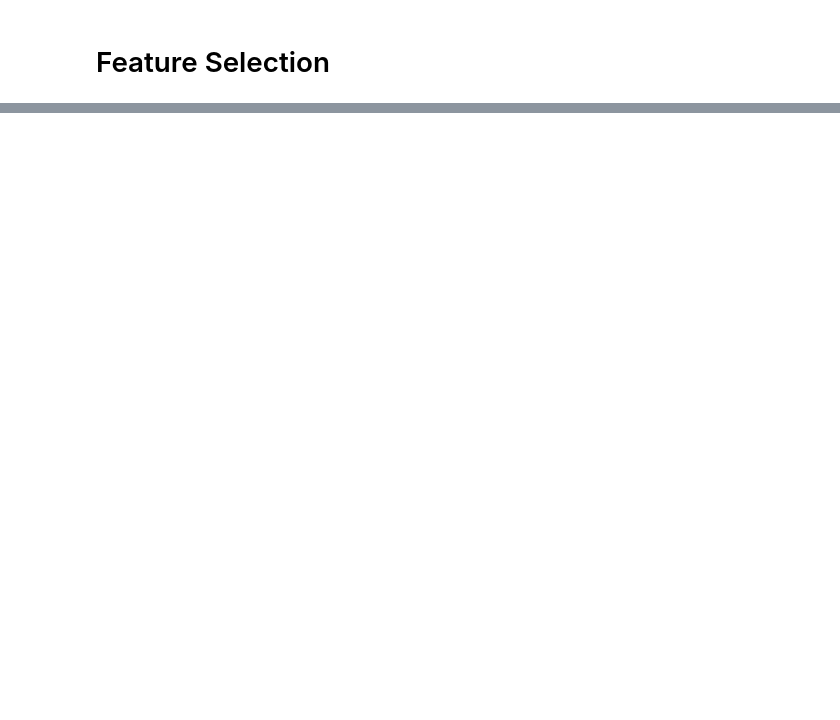
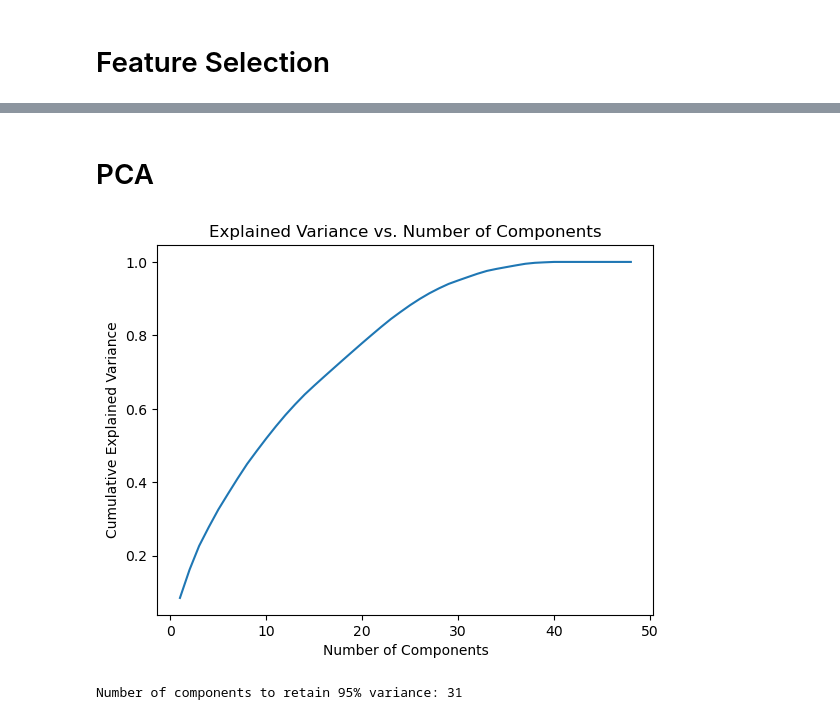
Before and after one commit to lukfd/city-of-austin-car-crash-ml-study, a Jupyter notebook: src/feature_selection.ipynb, the cells around one changed output, grey strips where cells are left out. Drawn from its saved outputs; the diff is of its cells as text; code cells hidden in the pictures; blank space fills up the shorter version.

```diff
--- a/src/feature_selection.ipynb
+++ b/src/feature_selection.ipynb
@@ -725,0 +49,2 @@ display(df.shape)
+# %%
+df.drop(columns = ['estimated_maximum_comprehensive_cost'], inplace = True)
@@ -725,0 +162,14 @@ display(df.shape)
+# %%
+# columns cointiang dtype as object
+columns_to_drop = ['primary_address', 'secondary_address', 'timestamp_us_central']
+X_train_cleaned = X_train_scaled.drop(columns=columns_to_drop)
+# %%
+
+import statsmodels.api as sm
+
+# Statsmodel requires you add column of 1s to X
+
+X_train_cleaned = pd.DataFrame(X_train_cleaned, columns = X_train_cleaned.columns).reset_index(drop = True) # we reset index because sometimes with scaling it can mess up index
+y_train = y_train.reset_index(drop = True) # already a dataframe, X_train_scaled isn't because it was converted to array due to StandardScaler
+
+X_train_sig = sm.add_constant(X_train_cleaned) # sm has built in method to add intercept multplier
@@ -725,0 +276,5 @@ display(df.shape)
+# %%
+from sklearn.linear_model import Lasso
+
+lasso = Lasso()
+lasso.fit(X_train_cleaned, y_train)
@@ -725,0 +327,29 @@ display(df.shape)
+# %% [markdown]
+# PCA
+# %%
+import matplotlib.pyplot as plt
+from sklearn.decomposition import PCA
+from sklearn.preprocessing import StandardScaler
+
+
+# Fit PCA model
+pca = PCA()
+pca.fit(X_train_cleaned)
+
+# Plot the explained variance ratio
+explained_variance = pca.explained_variance_ratio_
+cumulative_variance = explained_variance.cumsum()
+
+# Plot cumulative variance
+plt.plot(range(1, len(explained_variance) + 1), cumulative_variance)
+plt.xlabel('Number of Components')
+plt.ylabel('Cumulative Explained Variance')
+plt.title('Explained Variance vs. Number of Components')
+plt.show()
+
+# Find the number of components for 95% variance
+components_needed = (cumulative_variance >= 0.95).argmax() + 1
+print(f"Number of components to retain 95% variance: {components_needed}")
+# %% [output]
+[figure, added]
+Number of components to retain 95% variance: 31
```
Also changed, not shown: parts of 99 cells of this notebook, 3 other files.
